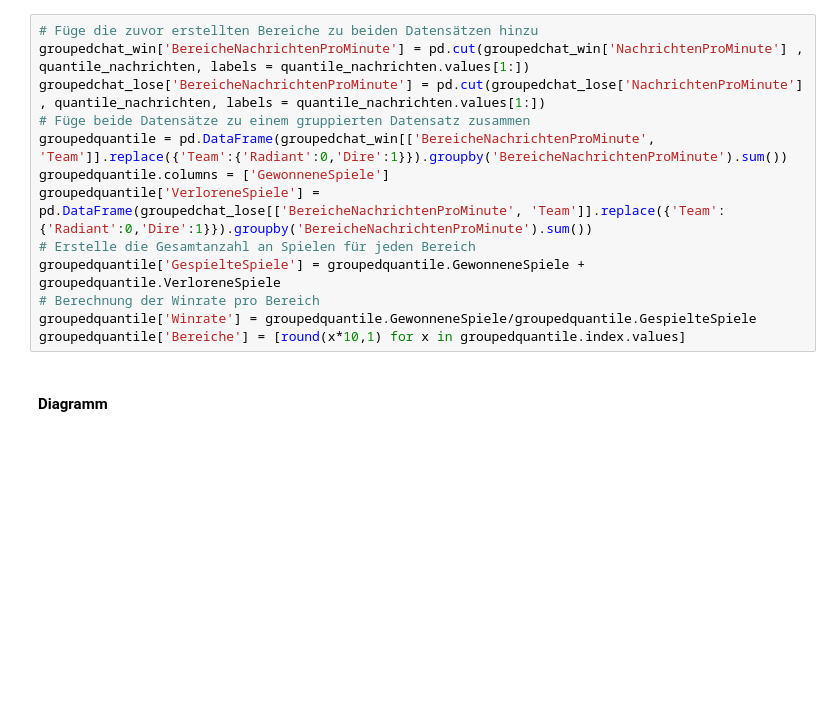
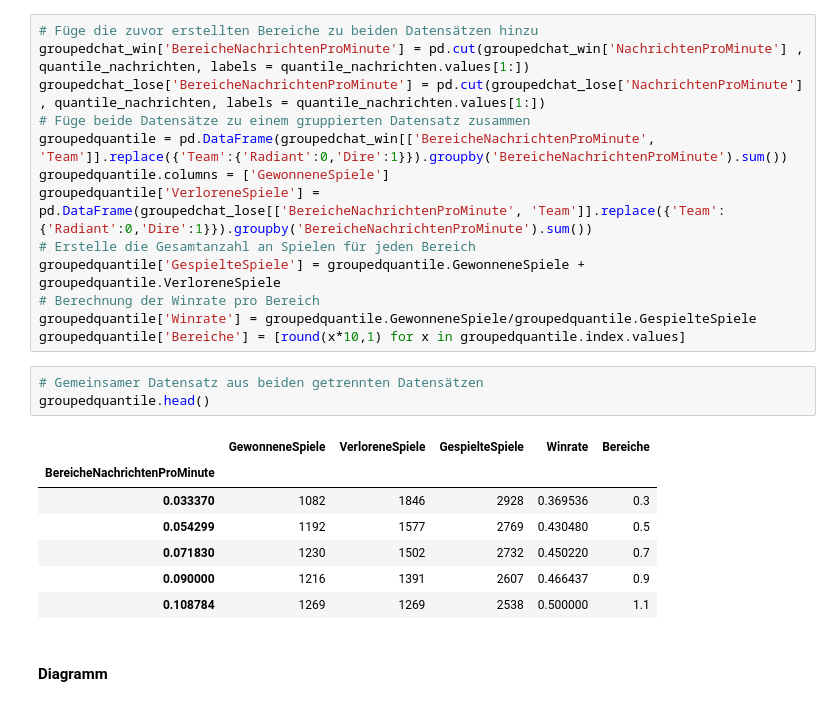
Before and after one commit to agruenth/BDA_SS17, a Jupyter notebook: Untitled.ipynb, the cells around one changed output. Saved outputs shown, nothing was run; the diff lists cells and outputs as text; blank space fills up the shorter version.

```diff
--- a/Untitled.ipynb
+++ b/Untitled.ipynb
@@ -320,6 +320,17 @@ groupedquantile['GespielteSpiele'] = groupedquantile.GewonneneSpiele + groupedqu
 # Berechnung der Winrate pro Bereich
 groupedquantile['Winrate'] = groupedquantile.GewonneneSpiele/groupedquantile.GespielteSpiele
 groupedquantile['Bereiche'] = [round(x*10,1) for x in groupedquantile.index.values]
+# %%
+# Gemeinsamer Datensatz aus beiden getrennten Datensätzen
+groupedquantile.head()
+# %% [output]
+|  | GewonneneSpiele | VerloreneSpiele | GespielteSpiele | Winrate | Bereiche |
+| BereicheNachrichtenProMinute |  |  |  |  |  |
+| 0.033370 | 1082 | 1846 | 2928 | 0.369536 | 0.3 |
+| 0.054299 | 1192 | 1577 | 2769 | 0.430480 | 0.5 |
+| 0.071830 | 1230 | 1502 | 2732 | 0.450220 | 0.7 |
+| 0.090000 | 1216 | 1391 | 2607 | 0.466437 | 0.9 |
+| 0.108784 | 1269 | 1269 | 2538 | 0.500000 | 1.1 |
 # %% [markdown]
 #### Diagramm
 # %%
```
Also changed, not shown: parts of 6 cells of this notebook.
